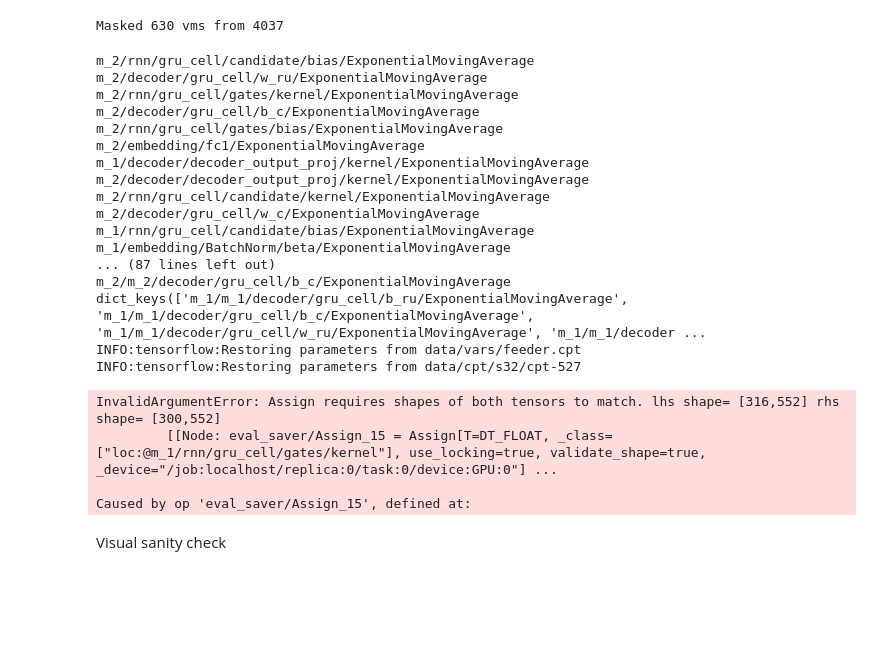
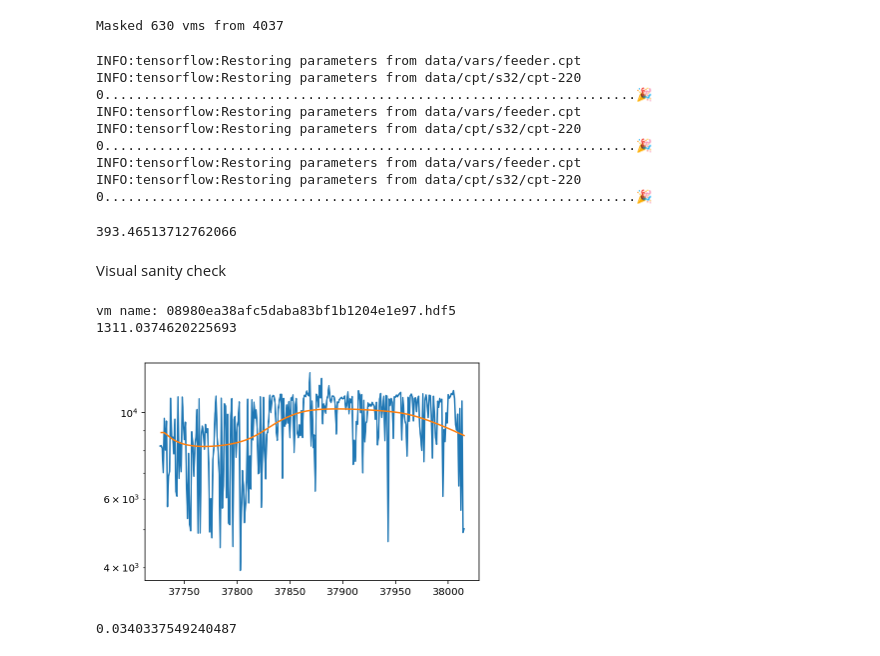
Before and after one commit to Dickensli/Bayesian_seq_to_seq_time_series_prediction, a Jupyter notebook: predict.ipynb, the cells around one changed output. Saved outputs shown, nothing was run; the diff lists cells and outputs as text; code cells hidden in the pictures; blank space fills up the shorter version.

```diff
--- a/predict.ipynb
+++ b/predict.ipynb
@@ -42,11 +42,10 @@ def predict_loss(prev, paths):
         t_preds.append(predict(paths[-1:], build_hparams(hparams.params_s32), back_offset=0, predict_window=288,
                         n_models=3, target_model=tm, seed=2, batch_size=50, asgd=True))
     preds=sum(t_preds) /3
-    preds.index = [idx.decode('ascii') for idx in preds.index]
     # mean mae
     res = 0
     for idx in preds.index:
-        res += np.abs(preds.loc[idx, :] - prev.loc[idx, -288:]).sum()
+        res += np.abs(preds.loc[idx, :] - prev.iloc[idx, -288:]).sum()
     res /= len(preds.index) * 288
     return preds, res
 
@@ -65,7 +64,8 @@ def split_data(df):
     return bad_df.sort_index(), normal_df.sort_index()
 
 def show_single(preds, prev, vm, scope=288, bad_case=True):
-    name = preds.index[vm]
+    name = prev.index[vm]
+    '''
     if bad_case:
         bad_path = os.path.join('/nfs/project/lihaocheng/badcase', 'single_rnn_mae_beyond_1000_vm_uuids')
         bad_list = []
@@ -77,23 +77,23 @@ def show_single(preds, prev, vm, scope=288, bad_case=True):
                     bad_list.append(line)
                 line = f.readline()
         name = bad_list[vm]
+    '''
 
     # mean mae for each row
     print(f'vm name: {name}')
-    prev.loc[name, ends[vm] - scope : ends[vm]].plot(logy=True)
-    (preds.loc[name, :]).plot(logy=True)
+    prev.loc[name, ends[vm] - scope :].plot(logy=True)
+    (preds.iloc[vm, :]).plot(logy=True)
     # mean loss
-    print(mean_mae(prev.loc[name, ends[vm] - 288 : ends[vm]], preds.loc[name, :]))
+    print(mean_mae(prev.loc[name, - 288 :], preds.iloc[vm, :]))
 # %%
 from make_features import read_all, find_start_end
 dfs = read_all('/nfs/isolation_project/intern/project/lihaocheng/vm/')
 df = dfs[0].iloc[:, 0:-288]
-df.sort_index()
 starts, ends = find_start_end(df.values)
 page_mask = (ends - starts) / df.shape[1] < 0.04
 print("Masked %d vms from %d" % (page_mask.sum(), len(df)))
 inv_mask = ~page_mask
 df = dfs[0][inv_mask]
-prev = df.apply(lambda x : np.exp(x) - 1)
+prev = df.apply(lambda x : np.exp(x) - 1).sort_index()
 # %% [output]
 Masked 630 vms from 4037
@@ -187,30 +100,33 @@ def predict(checkpoints, hparams, datadir="data", return_x=False, verbose=False,
 # %%
 paths = [p for p in tf.train.get_checkpoint_state(os.path.join('data/cpt', 's32')).all_model_checkpoint_paths]
 preds, loss = predict_loss(prev, paths)
-print(f'Mean MAE = {loss}\n........Generate csv for each csv..........')
+loss
 # %% [output]
-m_2/rnn/gru_cell/candidate/bias/ExponentialMovingAverage
-m_2/decoder/gru_cell/w_ru/ExponentialMovingAverage
-m_2/rnn/gru_cell/gates/kernel/ExponentialMovingAverage
-m_2/decoder/gru_cell/b_c/ExponentialMovingAverage
-m_2/rnn/gru_cell/gates/bias/ExponentialMovingAverage
-m_2/embedding/fc1/ExponentialMovingAverage
-m_1/decoder/decoder_output_proj/kernel/ExponentialMovingAverage
-m_2/decoder/decoder_output_proj/kernel/ExponentialMovingAverage
-m_2/rnn/gru_cell/candidate/kernel/ExponentialMovingAverage
-m_2/decoder/gru_cell/w_c/ExponentialMovingAverage
-m_1/rnn/gru_cell/candidate/bias/ExponentialMovingAverage
-m_1/embedding/BatchNorm/beta/ExponentialMovingAverage
-... (87 lines left out)
-m_2/m_2/decoder/gru_cell/b_c/ExponentialMovingAverage
-dict_keys(['m_1/m_1/decoder/gru_cell/b_ru/ExponentialMovingAverage', 'm_1/m_1/decoder/gru_cell/b_c/ExponentialMovingAverage', 'm_1/m_1/decoder/gru_cell/w_ru/ExponentialMovingAverage', 'm_1/m_1/decoder ...
 INFO:tensorflow:Restoring parameters from data/vars/feeder.cpt
-INFO:tensorflow:Restoring parameters from data/cpt/s32/cpt-527
+INFO:tensorflow:Restoring parameters from data/cpt/s32/cpt-220
+0....................................................................🎉
+INFO:tensorflow:Restoring parameters from data/vars/feeder.cpt
+INFO:tensorflow:Restoring parameters from data/cpt/s32/cpt-220
+0....................................................................🎉
+INFO:tensorflow:Restoring parameters from data/vars/feeder.cpt
+INFO:tensorflow:Restoring parameters from data/cpt/s32/cpt-220
+0....................................................................🎉
-InvalidArgumentError: Assign requires shapes of both tensors to match. lhs shape= [316,552] rhs shape= [300,552]
-         [[Node: eval_saver/Assign_15 = Assign[T=DT_FLOAT, _class=["loc:@m_1/rnn/gru_cell/gates/kernel"], use_locking=true, validate_shape=true, _device="/job:localhost/replica:0/task:0/device:GPU:0"] ...
-
-Caused by op 'eval_saver/Assign_15', defined at:
+393.46513712762066
 # %% [markdown]
 Visual sanity check
 # %%
-show_single(preds, prev, 110, 1288)
+show_single(preds, prev, 120, 0)
+# %% [output]
+vm name: 08980ea38afc5daba83bf1b1204e1e97.hdf5
+1311.0374620225693
+[figure, added]
+# %%
+from statsmodels.stats import diagnostic as diag
+n=120
+res = preds.loc[n, :] - prev.iloc[n, -288:]
+
+# indep degree = 30
+white_noise = diag.acorr_ljungbox(res, lags=[30])[1][0]
+white_noise
+# %% [output]
+0.0340337549240487
```
Also changed, not shown: parts of 2 cells of this notebook, 12 other files.
